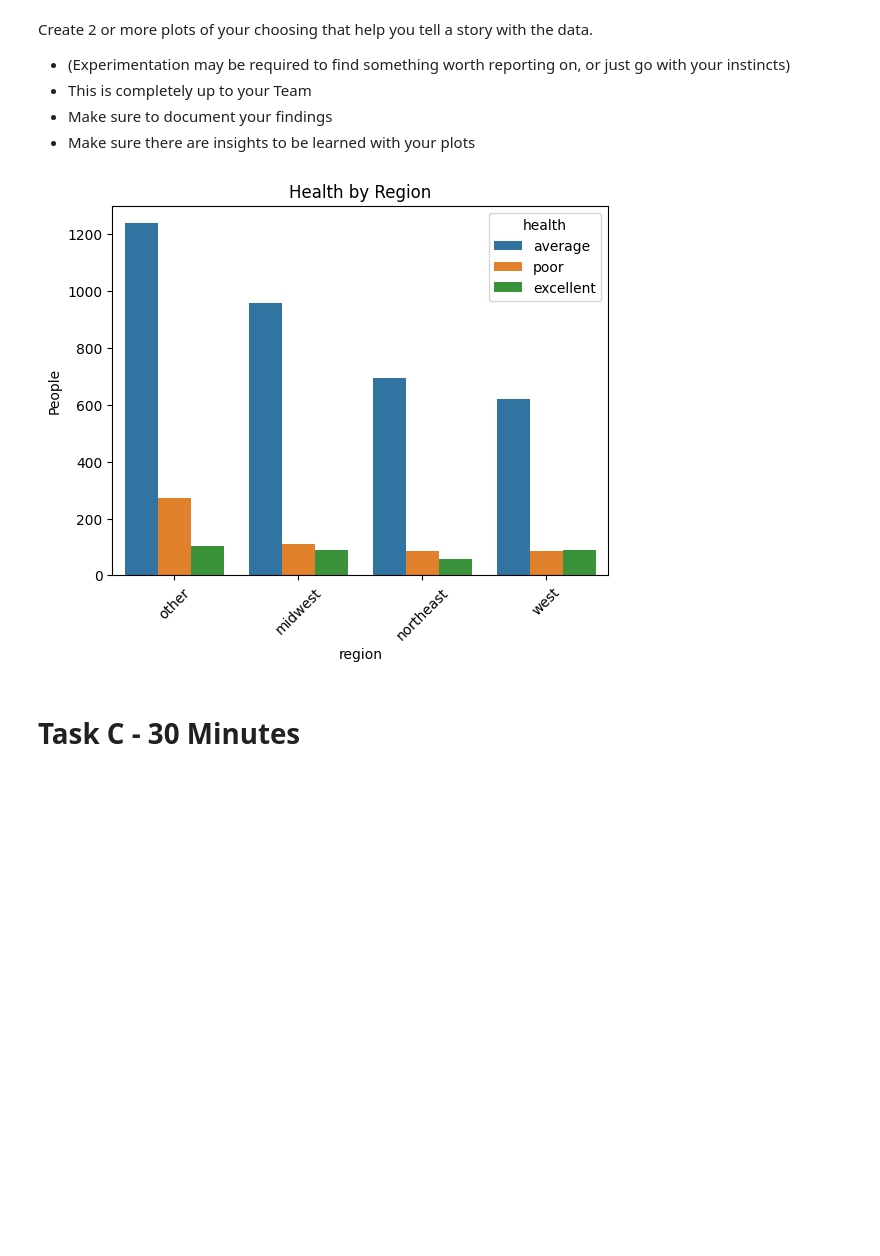
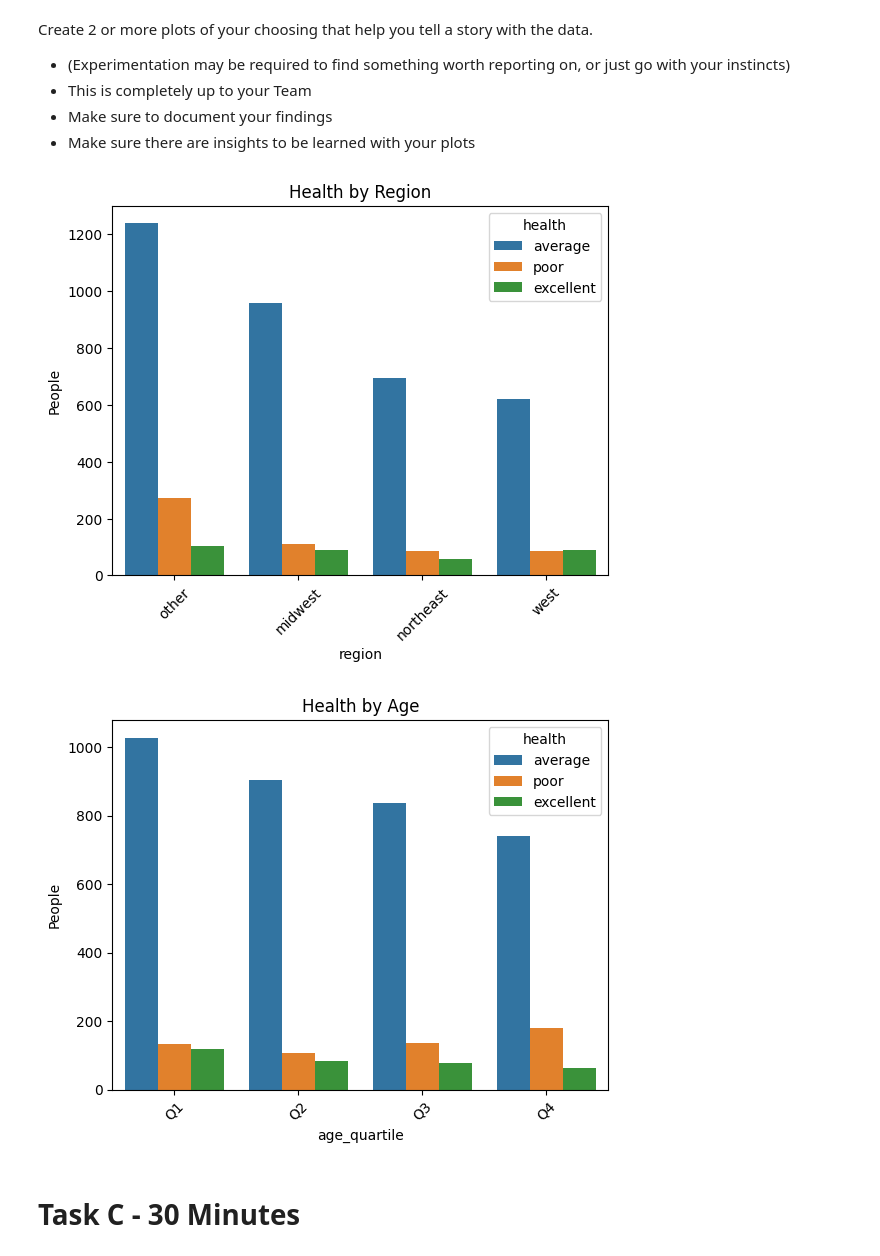
Before and after one commit to ColtonMatthews17/Incremental-Capstone-1, a Jupyter notebook: main.ipynb, the cells around one changed output. Cells and saved outputs as stored; diff of their text form; code cells hidden in the pictures; blank space fills up the shorter version.

```diff
--- a/main.ipynb
+++ b/main.ipynb
@@ -275,23 +275,27 @@ Create 2 or more plots of your choosing that help you tell a story with the data
 # %%
 # Health vs Region
 sns.countplot(data=hospital_df, x="region", hue="health")
 
 plt.title("Health by Region")
 plt.ylabel("People")
 plt.xticks(rotation=45)
 plt.show()
 
-sns.barplot(data=hospital_df_df, x="region", y="percent", hue="health_state")
-plt.title("Percentage of Health States by Region")
-plt.ylabel("Percent")
+hospital_df['age_quartile'] = pd.qcut(hospital_df['age'], q=4, labels=['Q1', 'Q2', 'Q3', 'Q4'])
+
+sns.countplot(data=hospital_df, x="age_quartile", hue="health")
+
+plt.title("Health by Age")
+plt.ylabel("People")
 plt.xticks(rotation=45)
 plt.show()
 
 # Age vs
 
 #
 # %% [output]
 [figure]
+[figure, added]
 # %% [markdown]
 # Task C - 30 Minutes
 # %% [markdown]
```
Also changed, not shown: parts of 4 cells of this notebook.
